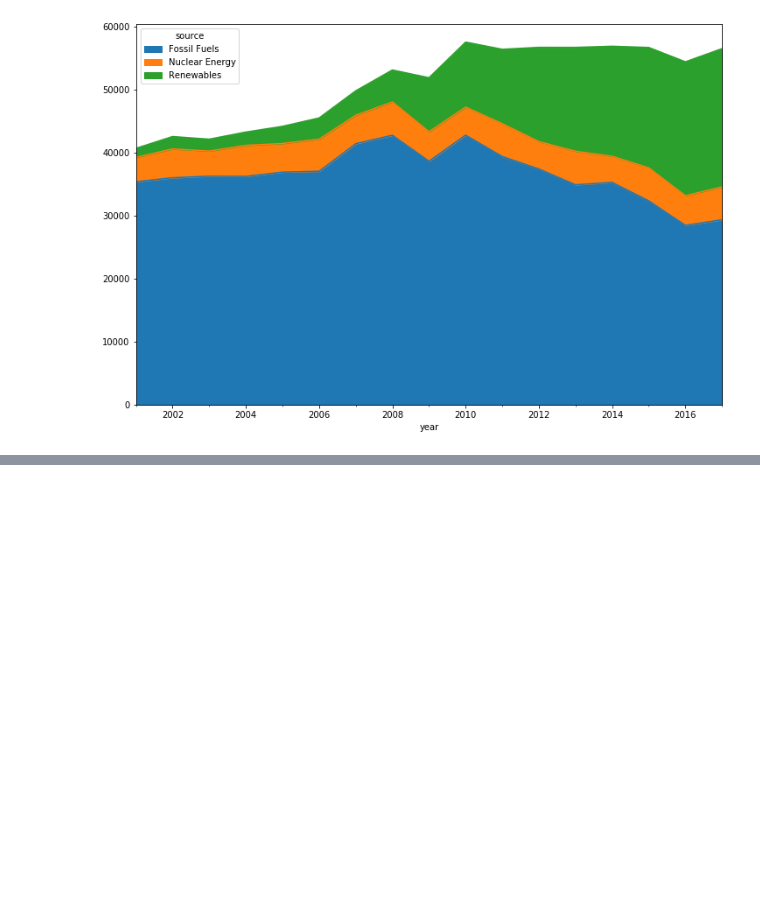
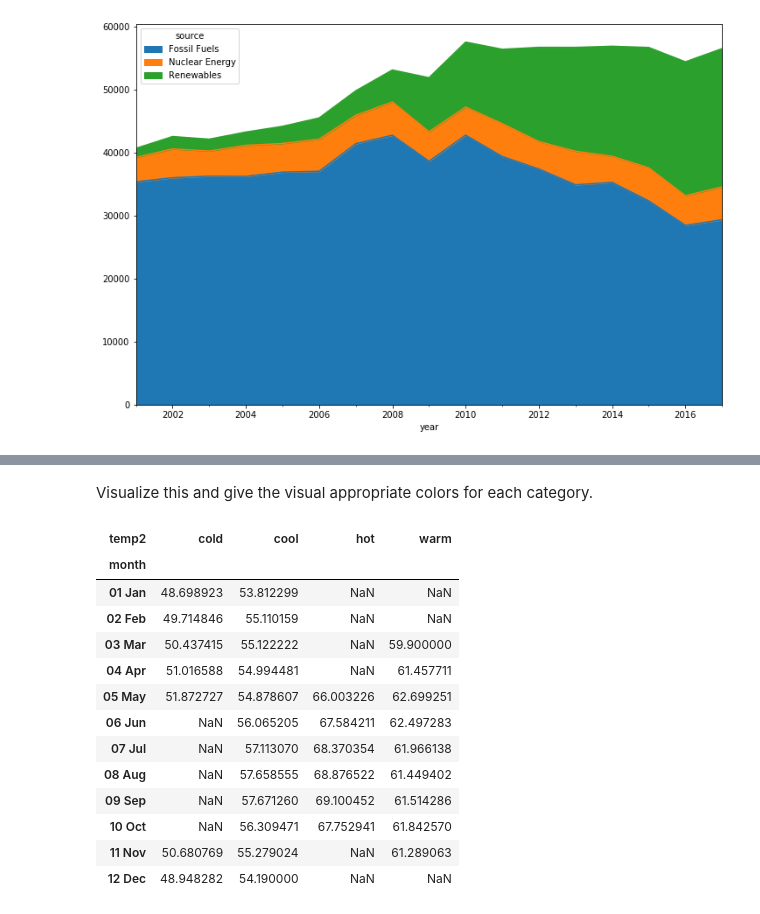
Before and after one commit to soslin/ds-methodologies-exercises, a Jupyter notebook: time_series/time_series_1.ipynb, the cells around one changed output, grey strips where cells are left out. Drawn from its saved outputs; the diff is of its cells as text; code cells hidden in the pictures; blank space fills up the shorter version.

```diff
--- a/time_series/time_series_1.ipynb
+++ b/time_series/time_series_1.ipynb
@@ -582,0 +675,19 @@ iowa.pivot_table('net_generation', 'year', 'source').plot.area(figsize=(12, 8))
+# %% [markdown]
+Visualize this and give the visual appropriate colors for each category.
+# %%
+sf.pivot_table('temp', 'month', 'temp2')
+# %% [output]
+| temp2 | cold | cool | hot | warm |
+| month |  |  |  |  |
+| 01 Jan | 48.698923 | 53.812299 | NaN | NaN |
+| 02 Feb | 49.714846 | 55.110159 | NaN | NaN |
+| 03 Mar | 50.437415 | 55.122222 | NaN | 59.900000 |
+| 04 Apr | 51.016588 | 54.994481 | NaN | 61.457711 |
+| 05 May | 51.872727 | 54.878607 | 66.003226 | 62.699251 |
+| 06 Jun | NaN | 56.065205 | 67.584211 | 62.497283 |
+| 07 Jul | NaN | 57.113070 | 68.370354 | 61.966138 |
+| 08 Aug | NaN | 57.658555 | 68.876522 | 61.449402 |
+| 09 Sep | NaN | 57.671260 | 69.100452 | 61.514286 |
+| 10 Oct | NaN | 56.309471 | 67.752941 | 61.842570 |
+| 11 Nov | 50.680769 | 55.279024 | NaN | 61.289063 |
+| 12 Dec | 48.948282 | 54.190000 | NaN | NaN |
```
Also changed, not shown: parts of 12 cells of this notebook.
